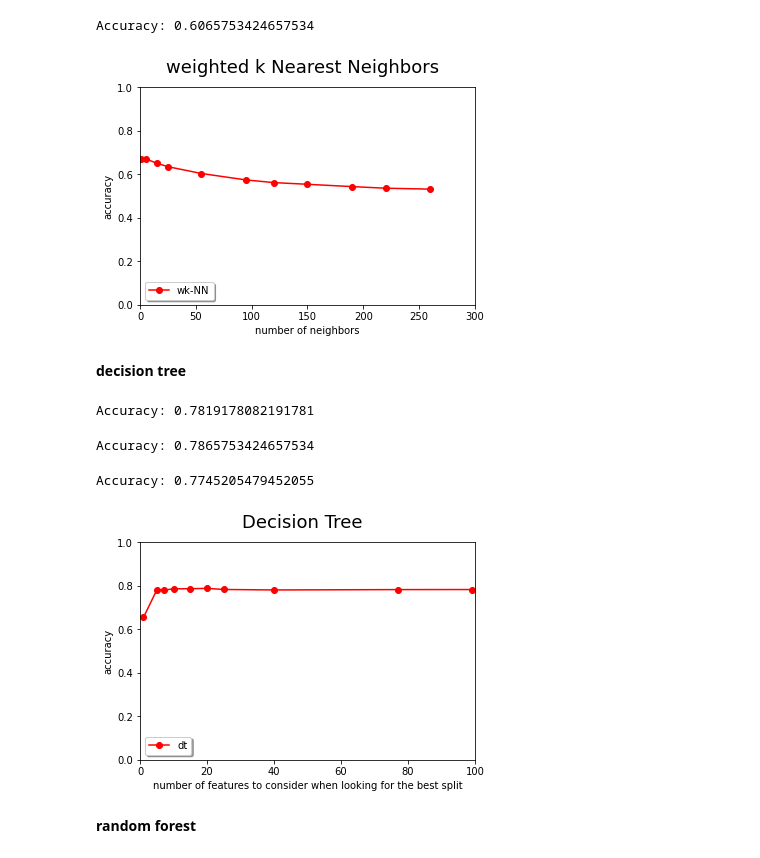
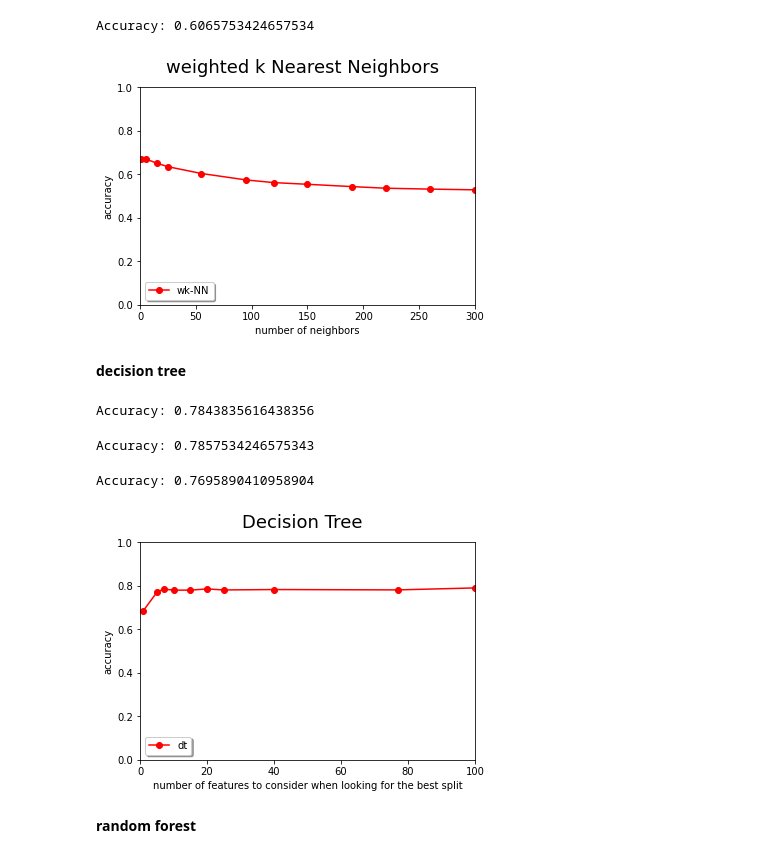
Before and after one commit to ZofiaLandowska/notes, a Jupyter notebook: project1_landowska.ipynb, the cells around one changed output. Saved outputs shown, nothing was run; the diff lists cells and outputs as text; code cells hidden in the pictures.

```diff
--- a/project1_landowska.ipynb
+++ b/project1_landowska.ipynb
@@ -144,7 +146,7 @@ print("Accuracy:", metrics.accuracy_score(test_sln,predictions))
 # %% [output]
 Accuracy: 0.5523287671232877
 # %%
-n_neighbors_vals = [1,5, 15,25, 55, 95, 120, 150, 190, 220, 260]
+n_neighbors_vals = [1,5, 15,25, 55, 95, 120, 150, 190, 220, 260, 300]
 knn_predictions = []
 
 for n in n_neighbors_vals:
@@ -189,27 +191,27 @@ print("Accuracy:", metrics.accuracy_score(test_sln,predictions))
 # %% [output]
 Accuracy: 0.6065753424657534
 # %%
-n_neighbors_vals = [1,5, 15,25, 55, 95, 120, 150, 190, 220, 260]
+n_neighbors_vals = [1,5, 15,25, 55, 95, 120, 150, 190, 220, 260, 300]
 wknn_predictions = []
 
 for n in n_neighbors_vals:
     wknn = neighbors.KNeighborsClassifier(weights='distance', n_neighbors=n)
     wknn.fit(train_data, train_sln)
     predictions = wknn.predict(test_data)
     current_accuracy = metrics.accuracy_score(test_sln,predictions)
     wknn_predictions.append(current_accuracy)
 
 
 plt.suptitle('weighted k Nearest Neighbors',fontsize=18)
 plt.xlabel('number of neighbors')
 plt.ylabel('accuracy')
 plt.plot(n_neighbors_vals,wknn_predictions,'ro-',label='wk-NN')
 plt.legend(loc='lower left', shadow=True)
 plt.axis([0,300,0,1])
 
 plt.show()
 # %% [output]
-[figure, old version]
+[figure, new version]
 # %% [markdown]
 __decision tree__
 # %%
@@ -218,23 +220,23 @@ dt.fit(train_data, train_sln)
 dt_predictions = dt.predict(test_data)
 print("Accuracy:", metrics.accuracy_score(test_sln,dt_predictions))
 # %% [output]
-Accuracy: 0.7819178082191781
+Accuracy: 0.7843835616438356
 # %%
 dt = tree.DecisionTreeClassifier()
 dt.fit(train_data_normalized, train_sln)
 dt_predictions = dt.predict(test_data_normalized)
 print("Accuracy:", metrics.accuracy_score(test_sln,dt_predictions))
 # %% [output]
-Accuracy: 0.7865753424657534
+Accuracy: 0.7857534246575343
 # %%
 dt = tree.DecisionTreeClassifier(max_features=5)
 dt.fit(train_data, train_sln)
 dt_predictions = dt.predict(test_data)
 print("Accuracy:", metrics.accuracy_score(test_sln,dt_predictions))
 # %% [output]
-Accuracy: 0.7745205479452055
+Accuracy: 0.7695890410958904
 # %%
-max_features_vals = [1,5,7,10,15,20,25,40,77,99]
+max_features_vals = [1,5,7,10,15,20,25,40,77,100]
 dt_predictions = []
 
 for n in max_features_vals:
@@ -254,7 +256,7 @@ plt.axis([0,100,0,1])
 
 plt.show()
 # %% [output]
-[figure, old version]
+[figure, new version]
 # %% [markdown]
 __random forest__
 # %%
```
Also changed, not shown: parts of 9 cells of this notebook.
